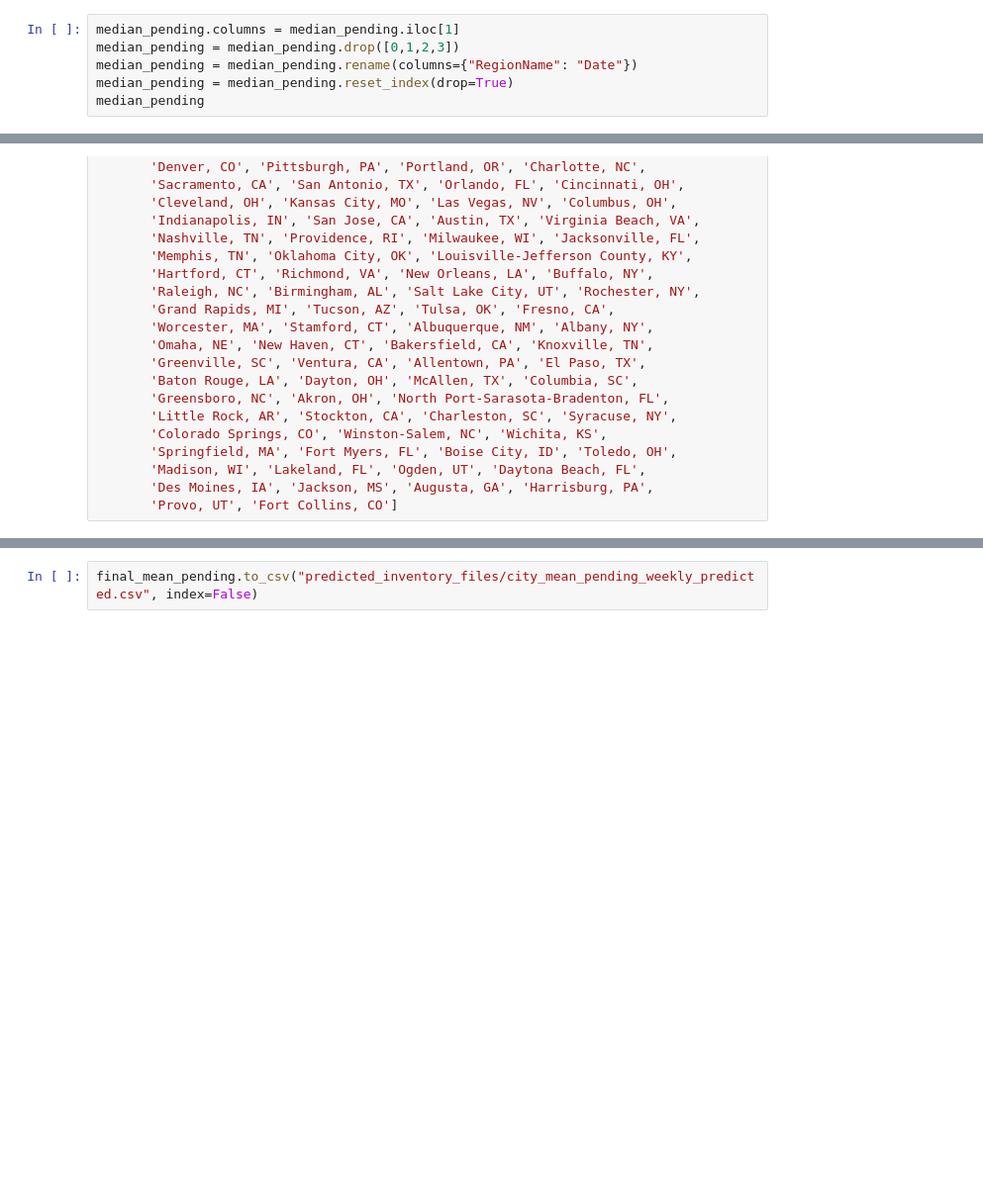
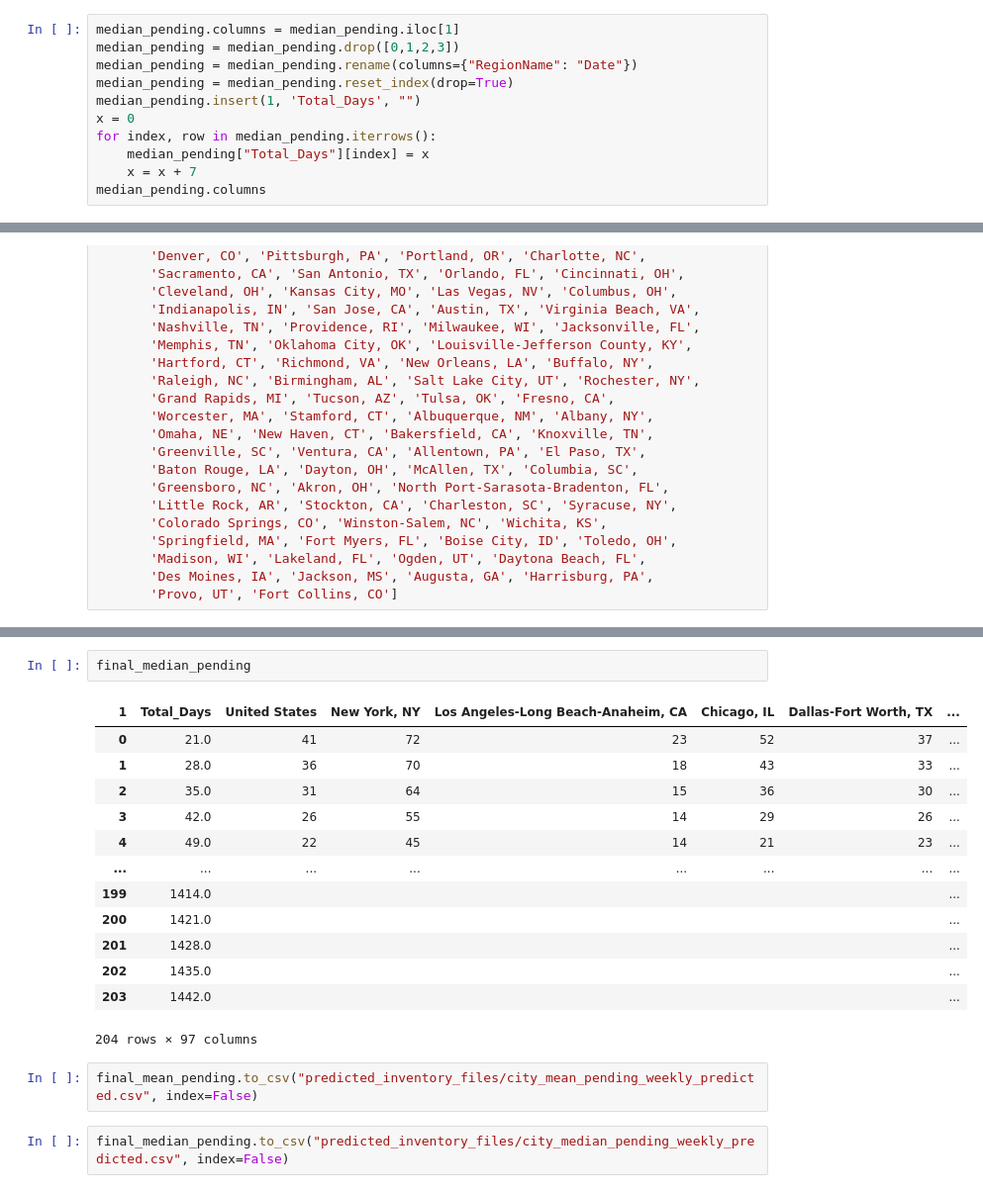
Before and after one commit to madisonfisher/home_analysis_project, a Jupyter notebook: home_inventory_analysis/inventory_analysis_part3.ipynb, the cells around one changed output, grey strips where cells are left out. Shown: that part at 99% size. Saved outputs shown, nothing was run; the diff lists cells and outputs as text; blank space fills up the shorter version.

Commit message:
generated predicted model for median data and ran for all cities

```diff
--- a/home_inventory_analysis/inventory_analysis_part3.ipynb
+++ b/home_inventory_analysis/inventory_analysis_part3.ipynb
@@ -52,5 +52,10 @@ median_pending.columns = median_pending.iloc[1]
 median_pending = median_pending.drop([0,1,2,3])
 median_pending = median_pending.rename(columns={"RegionName": "Date"})
 median_pending = median_pending.reset_index(drop=True)
-median_pending
+median_pending.insert(1, 'Total_Days', "")
+x = 0
+for index, row in median_pending.iterrows():
+    median_pending["Total_Days"][index] = x
+    x = x + 7
+median_pending.columns
 # %% [output]
@@ -218,2 +257,20 @@ final_mean_pending
+# %%
+final_median_pending
+# %% [output]
+| 1 | Total_Days | United States | New York, NY | Los Angeles-Long Beach-Anaheim, CA | Chicago, IL | Dallas-Fort Worth, TX | ... |
+| 0 | 21.0 | 41 | 72 | 23 | 52 | 37 | ... |
+| 1 | 28.0 | 36 | 70 | 18 | 43 | 33 | ... |
+| 2 | 35.0 | 31 | 64 | 15 | 36 | 30 | ... |
+| 3 | 42.0 | 26 | 55 | 14 | 29 | 26 | ... |
+| 4 | 49.0 | 22 | 45 | 14 | 21 | 23 | ... |
+| ... | ... | ... | ... | ... | ... | ... | ... |
+| 199 | 1414.0 |  |  |  |  |  | ... |
+| 200 | 1421.0 |  |  |  |  |  | ... |
+| 201 | 1428.0 |  |  |  |  |  | ... |
+| 202 | 1435.0 |  |  |  |  |  | ... |
+| 203 | 1442.0 |  |  |  |  |  | ... |
+204 rows × 97 columns
 # %%
 final_mean_pending.to_csv("predicted_inventory_files/city_mean_pending_weekly_predicted.csv", index=False)
+# %%
+final_median_pending.to_csv("predicted_inventory_files/city_median_pending_weekly_predicted.csv", index=False)
```
Also changed, not shown: parts of 5 cells of this notebook, 2 other files.
